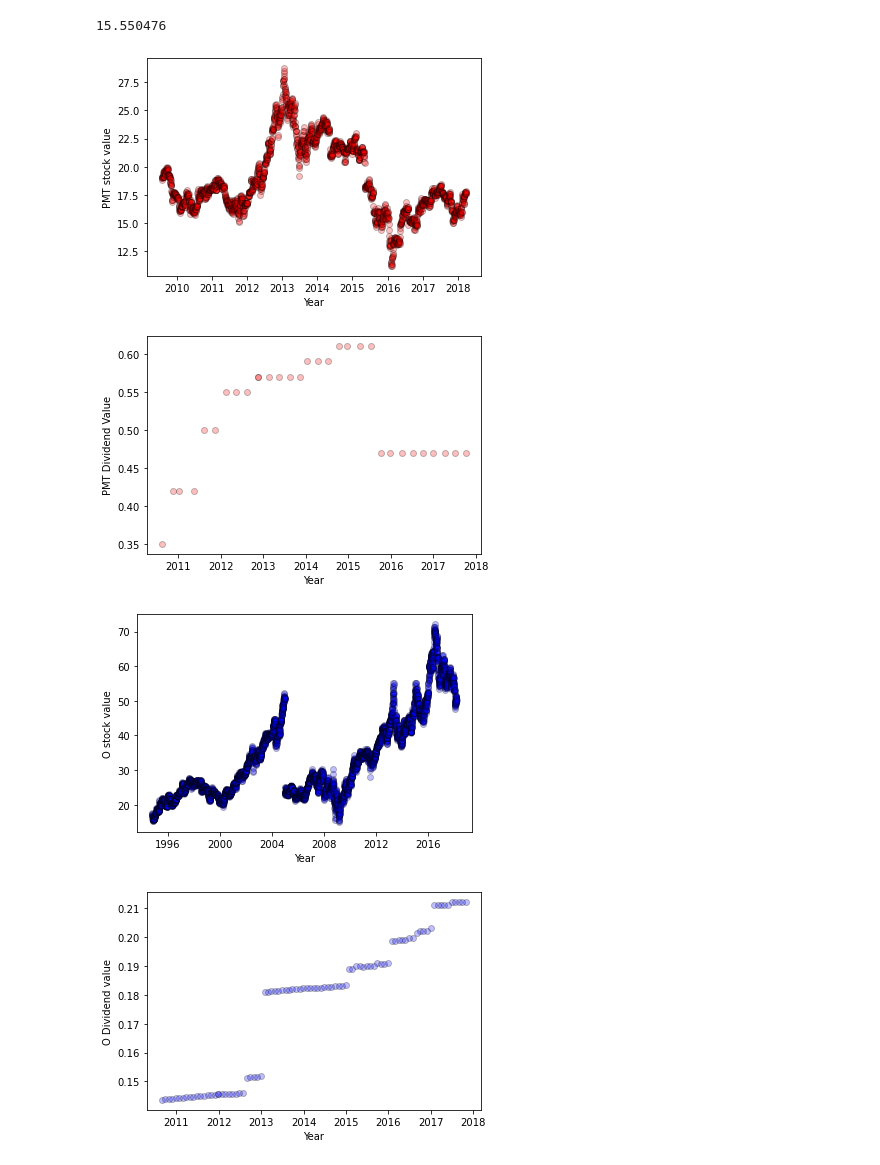
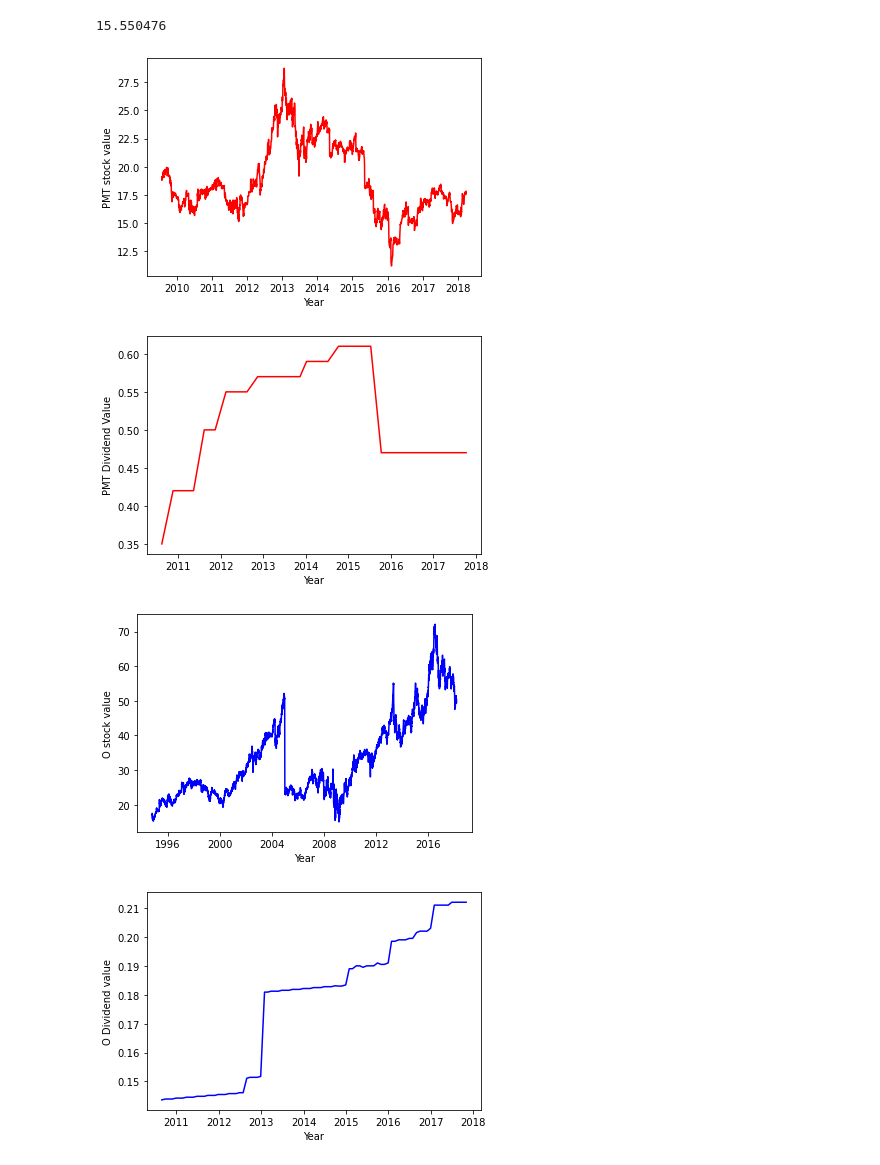
Before and after one commit to Phil-Mart/project-one, a Jupyter notebook: Data_analysis&Vis.ipynb, the cells around one changed output. Saved outputs shown, nothing was run; the diff lists cells and outputs as text; code cells hidden in the pictures.

Commit message:
commiting images for presentation

```diff
--- a/Data_analysis&Vis.ipynb
+++ b/Data_analysis&Vis.ipynb
@@ -161,51 +161,49 @@ pmt_x_values = pmt_df['Date']
 pmt_y_values = pmt_df['Close']
 
 
-scatter_plot = plt.scatter(pmt_x_values, pmt_y_values, marker="o", facecolors="red", edgecolors="black",
-             alpha=0.25)
+line_plot = plt.plot(pmt_x_values, pmt_y_values, color="red")
 
 plt.xlabel('Year')
 plt.ylabel('PMT stock value')
 plt.show()
+
+plt.savefig("../Images/avg_state_rain.png")
 # %% [output]
-[figure, old version]
+[figure, new version]
 # %%
 pmt_x_values = dividend_pmt_df['Date']
 pmt_y_values = dividend_pmt_df['Ex-Dividend']
 
 
-scatter_plot = plt.scatter(pmt_x_values, pmt_y_values, marker="o", facecolors="red", edgecolors="black",
-             alpha=0.25)
+scatter_plot = plt.plot(pmt_x_values, pmt_y_values, color="red")
 
 plt.xlabel('Year')
 plt.ylabel('PMT Dividend Value')
 plt.show()
 # %% [output]
-[figure, old version]
+[figure, new version]
 # %%
 
 O_x_values = O_df['Date']
 O_y_values = O_df['Close']
 
-
-scatter_plot = plt.scatter(O_x_values, O_y_values, marker="o", facecolors="blue", edgecolors="black",
-             alpha=0.25)
+line_O_plot = plt.plot(O_x_values, O_y_values, color="blue")
 
 plt.xlabel('Year')
 plt.ylabel('O stock value')
 plt.show()
 # %% [output]
-[figure, old version]
+[figure, new version]
 # %%
 O_x_values = dividend_O_df['Date']
 O_y_values = dividend_O_df['Ex-Dividend']
 
 
-scatter_plot = plt.scatter(O_x_values, O_y_values, marker="o", facecolors="blue", edgecolors="black",
-             alpha=0.25)
+
+scatter_O_plot = plt.plot(O_x_values, O_y_values, color="blue")
 
 plt.xlabel('Year')
 plt.ylabel('O Dividend value')
 plt.show()
 # %% [output]
-[figure, old version]
+[figure, new version]
```
Also changed, not shown: 4 other files.
